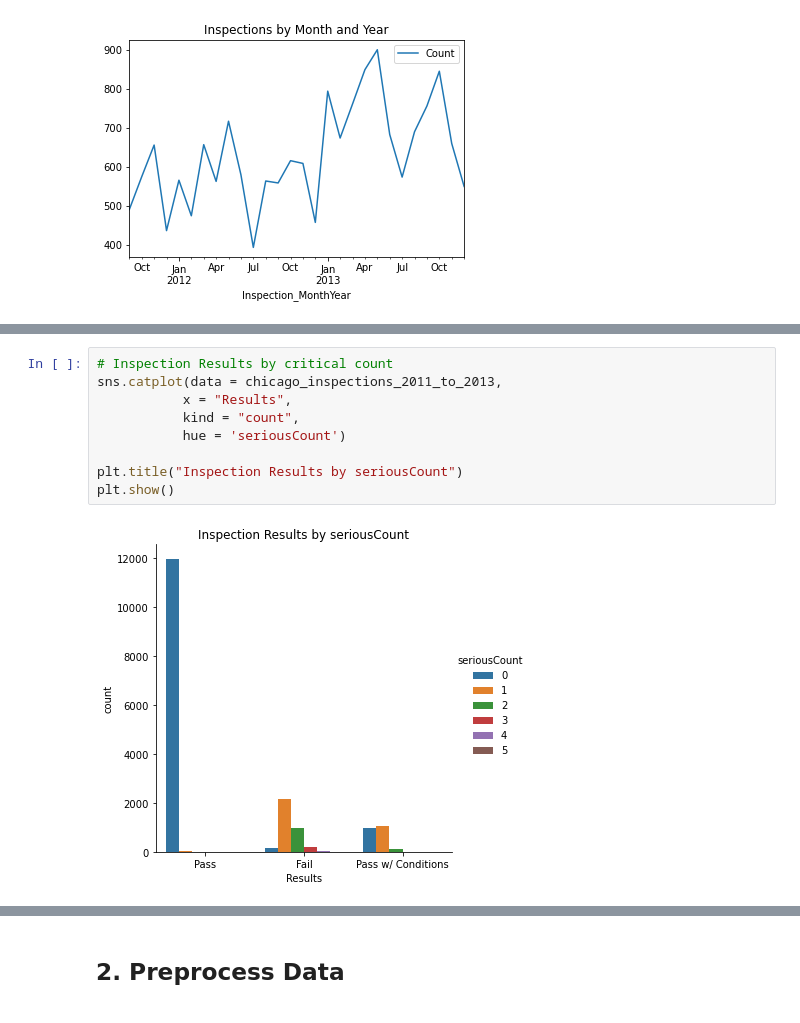
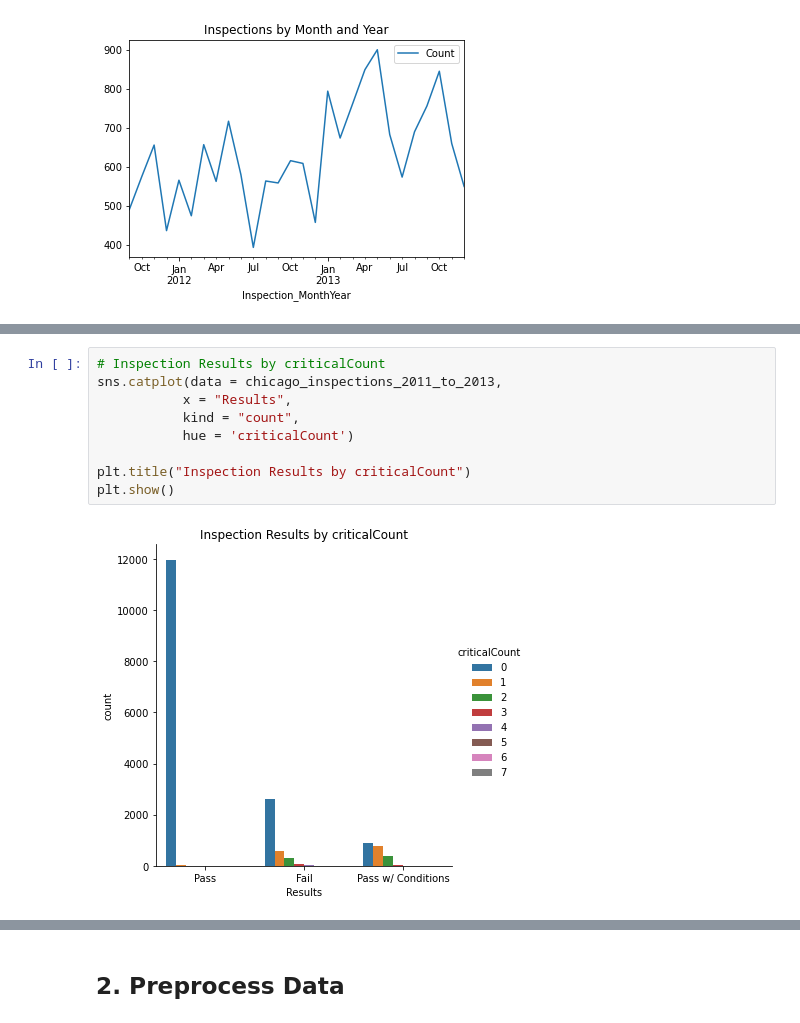
Before and after one commit to sociologyquinn/CSS-Project3-Group1, a Jupyter notebook: Project 3 Students.ipynb, the cells around one changed output, grey strips where cells are left out. Cells and saved outputs as stored; diff of their text form.

```diff
--- a/Project 3 Students.ipynb
+++ b/Project 3 Students.ipynb
@@ -176,12 +196,12 @@ plt.show()
 # %%
-# Inspection Results by critical count
+# Inspection Results by criticalCount
 sns.catplot(data = chicago_inspections_2011_to_2013,
            x = "Results",
            kind = "count",
-           hue = 'seriousCount')
+           hue = 'criticalCount')
 
-plt.title("Inspection Results by seriousCount")
+plt.title("Inspection Results by criticalCount")
 plt.show()
 # %% [output]
-[figure, old version]
+[figure, new version]
 # %%
```
Also changed, not shown: parts of 32 cells of this notebook.
